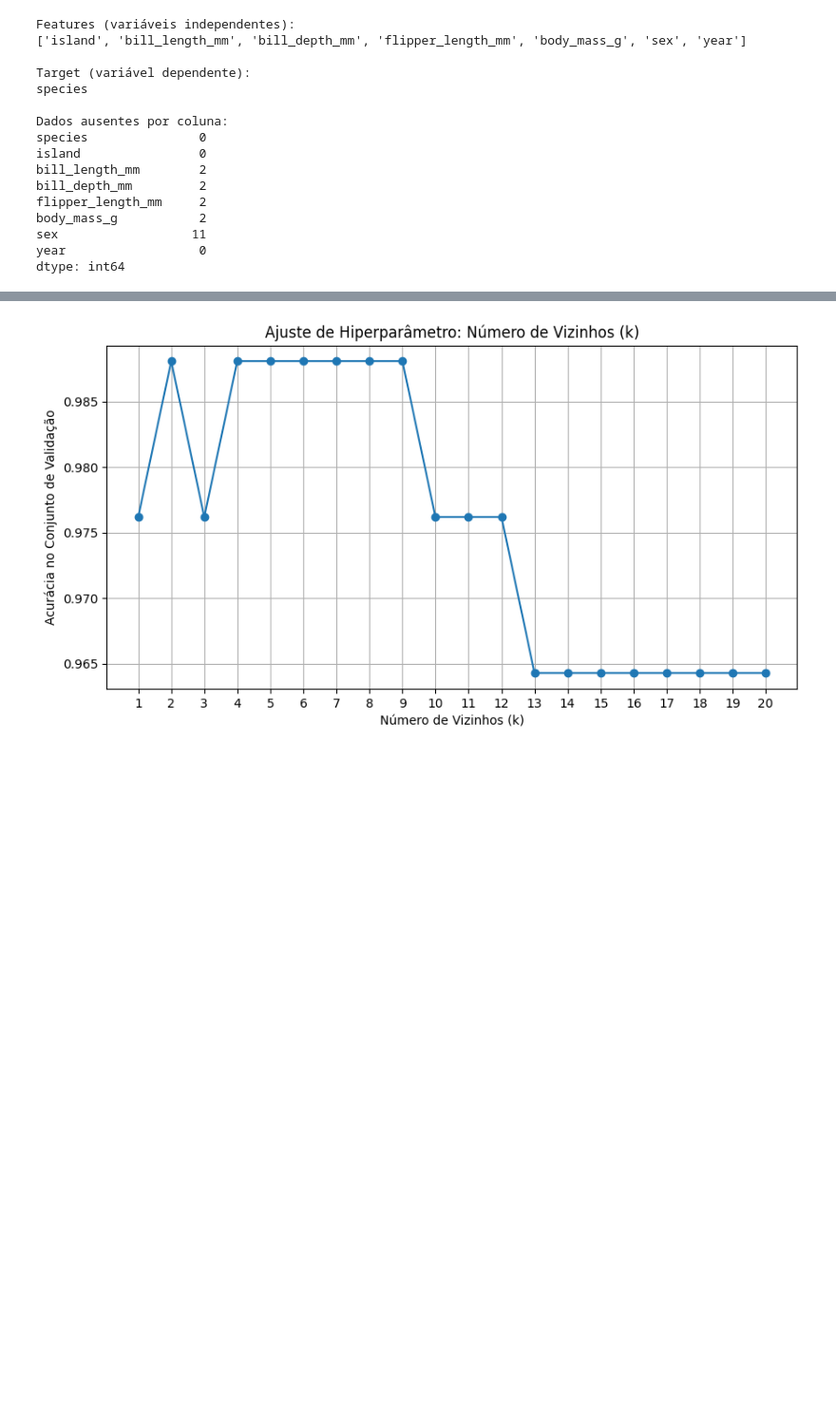
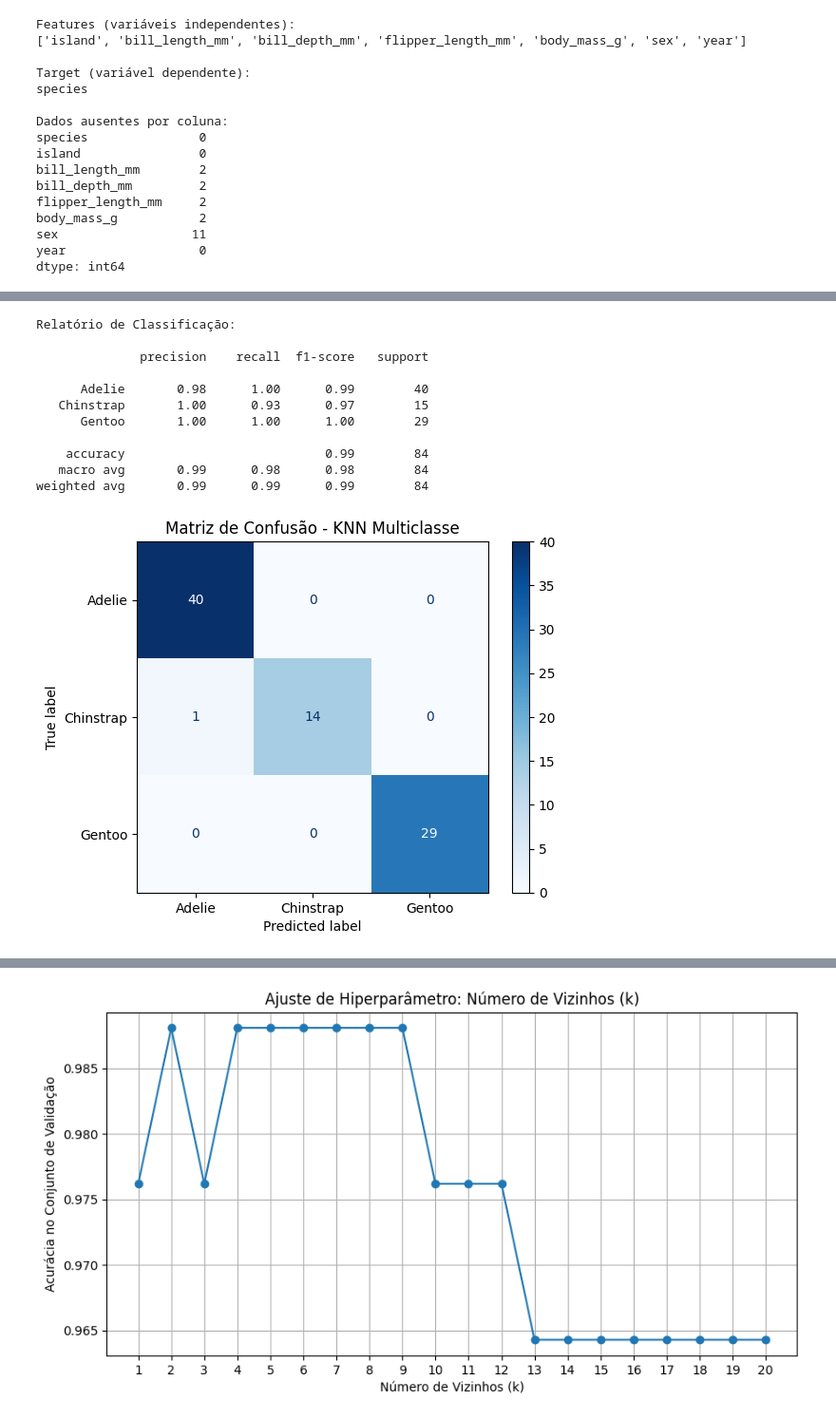
Before and after one commit to EstevezCodando/ML_Ia_Tp2, a Jupyter notebook: TP1_PalmerPenguins.ipynb, the cells around one changed output, grey strips where cells are left out. Shown at 95% size. Drawn from its saved outputs; the diff is of its cells as text; code cells hidden in the pictures; blank space fills up the shorter version.

```diff
--- a/TP1_PalmerPenguins.ipynb
+++ b/TP1_PalmerPenguins.ipynb
@@ -166,0 +290,73 @@ weighted avg       0.99      0.99      0.99        84
+# %%
+#Reeimplementação completa para realizar o exercicio 12
+
+import pandas as pd
+import seaborn as sns
+import matplotlib.pyplot as plt
+from sklearn.model_selection import train_test_split, cross_val_score
+from sklearn.pipeline import Pipeline
+from sklearn.preprocessing import StandardScaler
+from sklearn.neighbors import KNeighborsClassifier
+from sklearn.metrics import classification_report, confusion_matrix, ConfusionMatrixDisplay
+from sklearn.decomposition import PCA
+
+# Carrega o dataset
+penguins = sns.load_dataset("penguins").dropna()
+
+# Define features e alvo
+features = ['bill_length_mm', 'bill_depth_mm', 'flipper_length_mm', 'body_mass_g']
+X = penguins[features]
+y = penguins['species']
+
+# Divide em treino e teste
+X_train, X_test, y_train, y_test = train_test_split(X, y, test_size=0.25, random_state=42)
+
+# Cria pipeline com padronização + KNN
+pipeline = Pipeline([
+    ('scaler', StandardScaler()),
+    ('knn', KNeighborsClassifier(n_neighbors=5))
+])
+
+# Treina o modelo
+pipeline.fit(X_train, y_train)
+
+# Faz previsões
+y_pred = pipeline.predict(X_test)
+
+# Relatório de classificação
+print("Relatório de Classificação:\n")
+print(classification_report(y_test, y_pred))
+
+# Matriz de confusão
+cm = confusion_matrix(y_test, y_pred, labels=pipeline.classes_)
+disp = ConfusionMatrixDisplay(confusion_matrix=cm, display_labels=pipeline.classes_)
+disp.plot(cmap='Blues')
+plt.title("Matriz de Confusão - KNN Multiclasse")
+plt.show()
+
+# Visualização com PCA
+scaler = StandardScaler()
+X_scaled = scaler.fit_transform(X)
+pca = PCA(n_components=2)
+X_pca = pca.fit_transform(X_scaled)
+pca_df = pd.DataFrame(X_pca, columns=['PC1', 'PC2'])
+pca_df['species'] = y.values
+
+plt.figure(figsize=(8, 6))
+sns.scatterplot(data=pca_df, x='PC1', y='PC2', hue='species', palette='Set1')
+plt.title("Visualização das Espécies com PCA")
+plt.grid(True)
+plt.show()
+# %% [output]
+Relatório de Classificação:
+
+              precision    recall  f1-score   support
+
+      Adelie       0.98      1.00      0.99        40
+   Chinstrap       1.00      0.93      0.97        15
+      Gentoo       1.00      1.00      1.00        29
+
+    accuracy                           0.99        84
+   macro avg       0.99      0.98      0.98        84
+weighted avg       0.99      0.99      0.99        84
+[figure, added]
```
Also changed, not shown: parts of 7 cells of this notebook, 5 other files.
